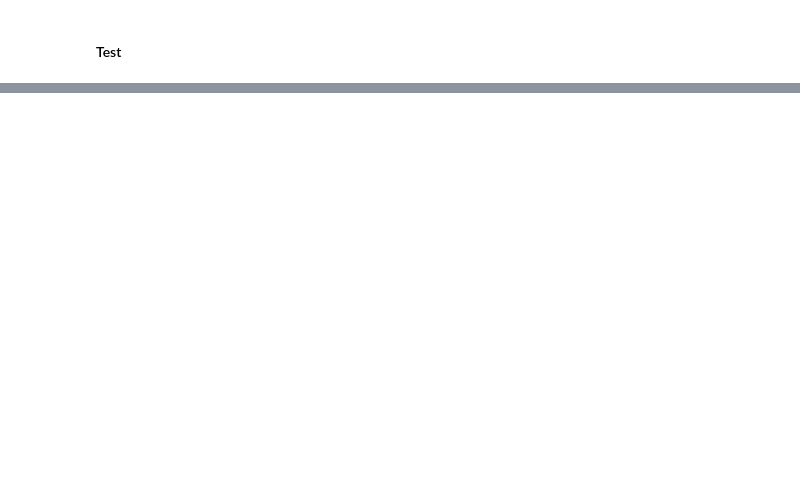
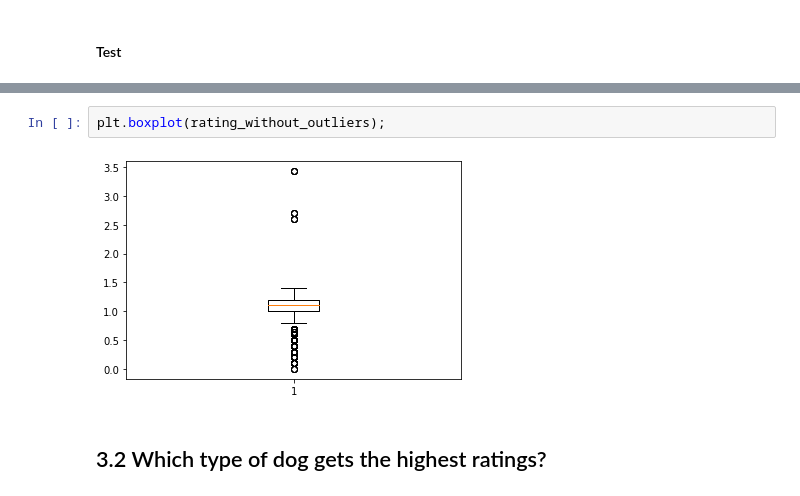
Before and after one commit to KarinWiberg/uc_dataanalyst_project_dogs_of_twitter, a Jupyter notebook: wrangle_act.ipynb, the cells around one changed output, grey strips where cells are left out. Saved outputs shown, nothing was run; the diff lists cells and outputs as text; blank space fills up the shorter version.

```diff
--- a/wrangle_act.ipynb
+++ b/wrangle_act.ipynb
@@ -843,0 +1260,6 @@ memory usage: 1.2+ MB
+# %%
+plt.boxplot(rating_without_outliers);
+# %% [output]
+[figure, added]
+# %% [markdown]
+## 3.2 Which type of dog gets the highest ratings?
```
Also changed, not shown: parts of 84 cells of this notebook.
